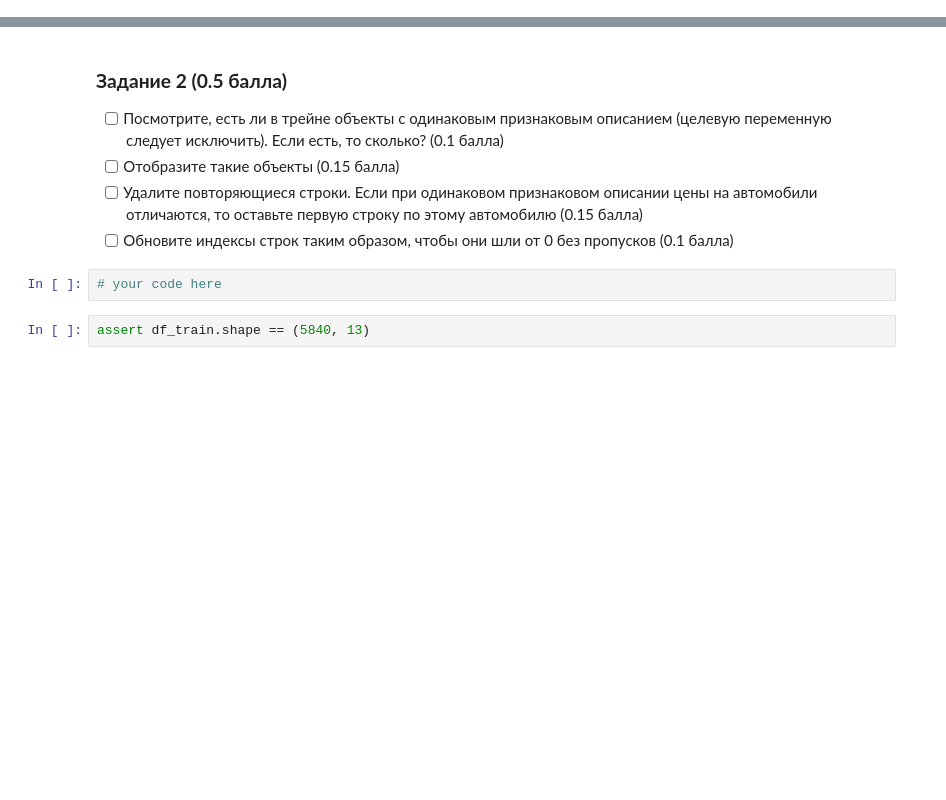
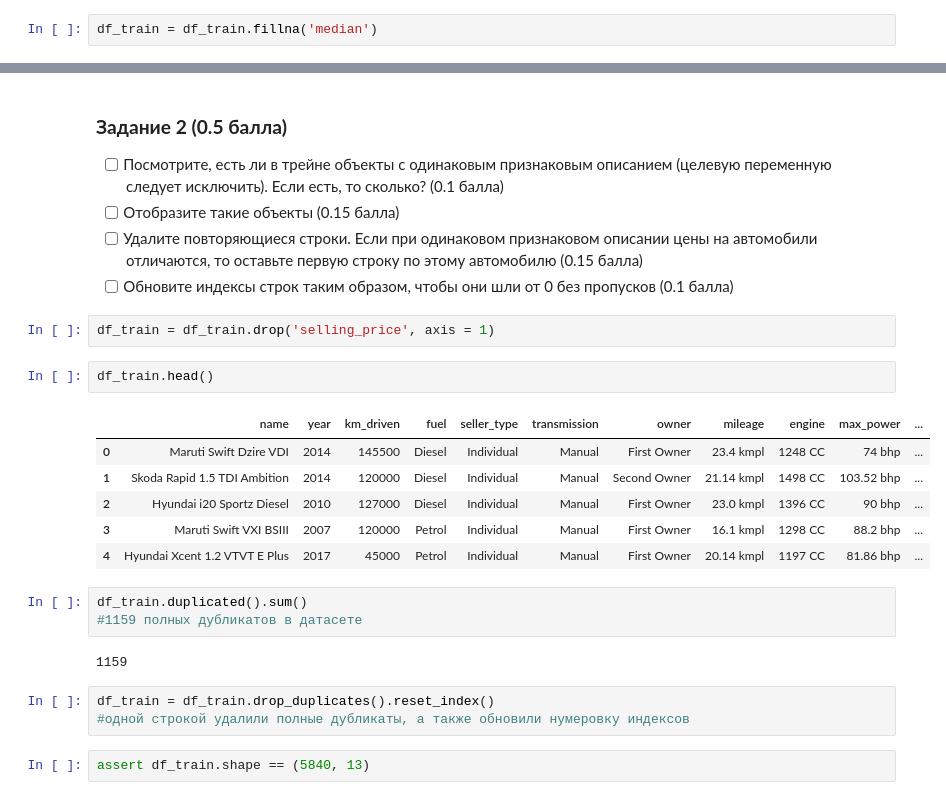
Before and after one commit to VladislavTokarev02/AI_ML_homework, a Jupyter notebook: Hometasks/Base/AI_HW1_Regression_with_inference_base.ipynb, the cells around one changed output, grey strips where cells are left out. Drawn from its saved outputs; the diff is of its cells as text; blank space fills up the shorter version.

```diff
--- a/Hometasks/Base/AI_HW1_Regression_with_inference_base.ipynb
+++ b/Hometasks/Base/AI_HW1_Regression_with_inference_base.ipynb
@@ -203,0 +202,2 @@ dtype: int64
+# %%
+df_train = df_train.fillna('median')
@@ -208,8 +264,25 @@ dtype: int64
 - [ ] Отобразите такие объекты (0.15 балла)
 - [ ] Удалите повторяющиеся строки. Если при одинаковом признаковом описании цены на автомобили отличаются, то оставьте первую строку по этому автомобилю (0.15 балла)
 - [ ]  Обновите индексы строк таким образом, чтобы они шли от 0 без пропусков (0.1 балла)
-# %%
-# your code here
+# %%
+df_train = df_train.drop('selling_price', axis = 1)
+# %%
+df_train.head()
+# %% [output]
+|  | name | year | km_driven | fuel | seller_type | transmission | owner | mileage | engine | max_power | ... |
+| 0 | Maruti Swift Dzire VDI | 2014 | 145500 | Diesel | Individual | Manual | First Owner | 23.4 kmpl | 1248 CC | 74 bhp | ... |
+| 1 | Skoda Rapid 1.5 TDI Ambition | 2014 | 120000 | Diesel | Individual | Manual | Second Owner | 21.14 kmpl | 1498 CC | 103.52 bhp | ... |
+| 2 | Hyundai i20 Sportz Diesel | 2010 | 127000 | Diesel | Individual | Manual | First Owner | 23.0 kmpl | 1396 CC | 90 bhp | ... |
+| 3 | Maruti Swift VXI BSIII | 2007 | 120000 | Petrol | Individual | Manual | First Owner | 16.1 kmpl | 1298 CC | 88.2 bhp | ... |
+| 4 | Hyundai Xcent 1.2 VTVT E Plus | 2017 | 45000 | Petrol | Individual | Manual | First Owner | 20.14 kmpl | 1197 CC | 81.86 bhp | ... |
+# %%
+df_train.duplicated().sum()
+#1159 полных дубликатов в датасете
+# %% [output]
+1159
+# %%
+df_train = df_train.drop_duplicates().reset_index()
+#одной строкой удалили полные дубликаты, а также обновили нумеровку индексов
 # %%
 assert df_train.shape == (5840, 13)
 # %% [markdown]
```
Also changed, not shown: parts of 18 cells of this notebook.
